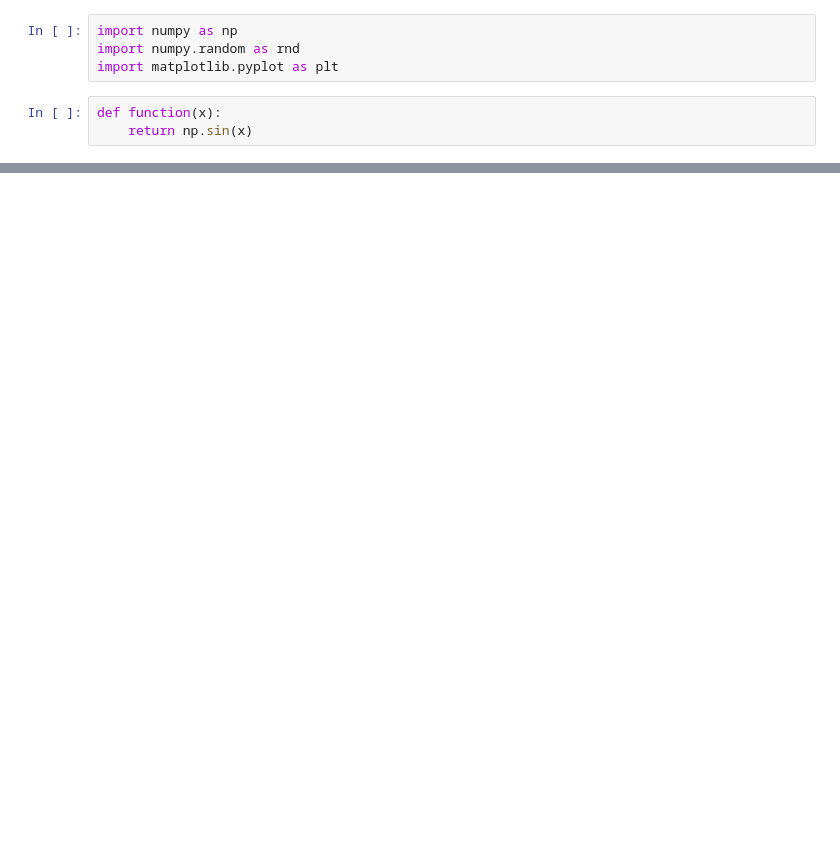
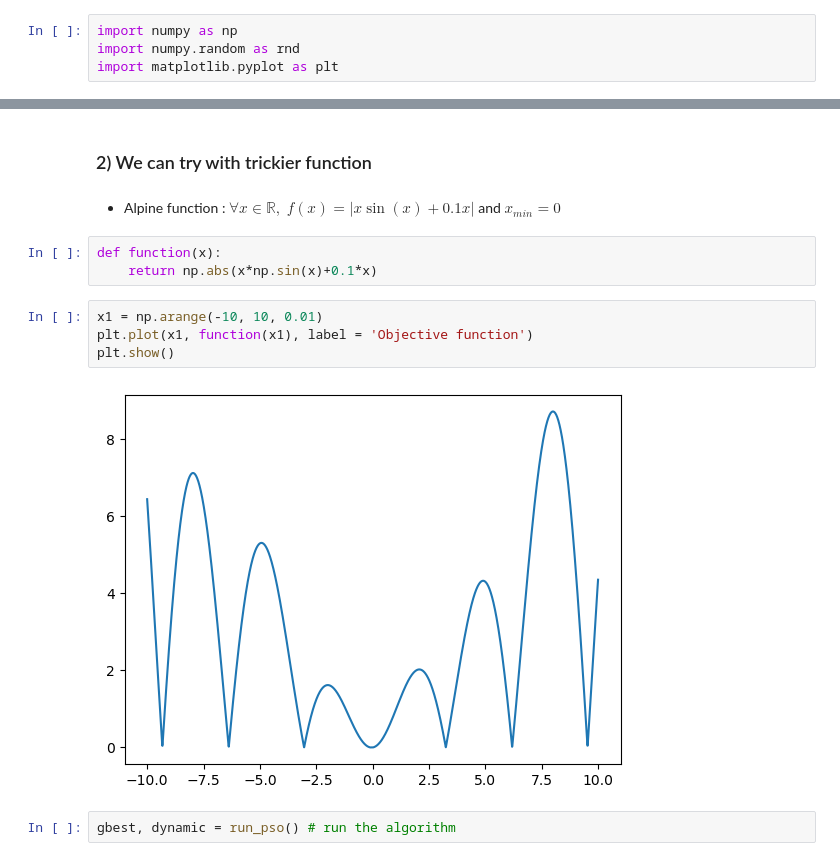
Before and after one commit to MohamedKeteb/optimization_pso_cbo, a Jupyter notebook: simulate_pso.ipynb, the cells around one changed output, grey strips where cells are left out. Cells and saved outputs as stored; diff of their text form; blank space fills up the shorter version.

Commit message:
add alpine

```diff
--- a/simulate_pso.ipynb
+++ b/simulate_pso.ipynb
@@ -2,6 +4,3 @@
 import numpy as np
 import numpy.random as rnd
 import matplotlib.pyplot as plt
-# %%
-def function(x):
-    return np.sin(x)
@@ -83,0 +108,15 @@ plt.show
+# %% [markdown]
+### 2) We can try with trickier function
+# %% [markdown]
+- Alpine function :  $\forall x \in \mathbb{R},\; f(x) = |x\sin(x)+0.1x|$ and $x_{min} = 0$
+# %%
+def function(x):
+    return np.abs(x*np.sin(x)+0.1*x)
+# %%
+x1 = np.arange(-10, 10, 0.01)
+plt.plot(x1, function(x1), label = 'Objective function')
+plt.show()
+# %% [output]
+[figure, added]
+# %%
+gbest, dynamic = run_pso() # run the algorithm
```
Also changed, not shown: parts of 20 cells of this notebook, 2 other files.
